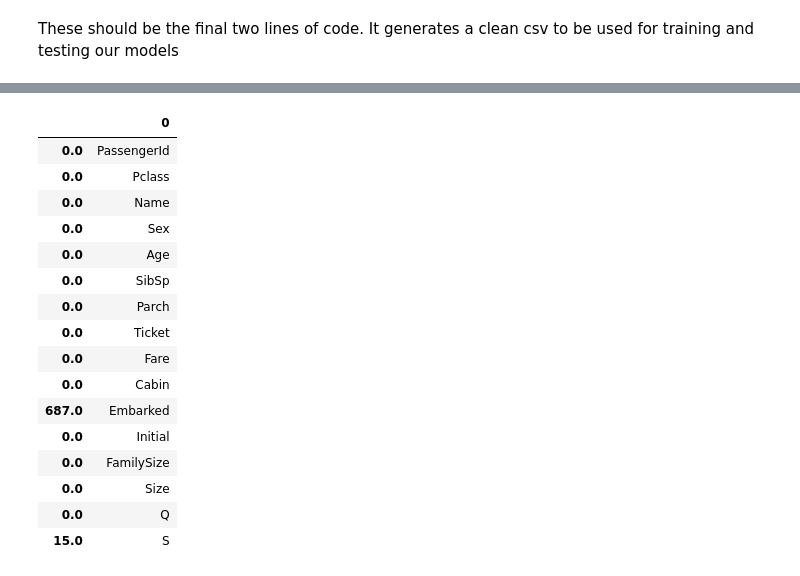
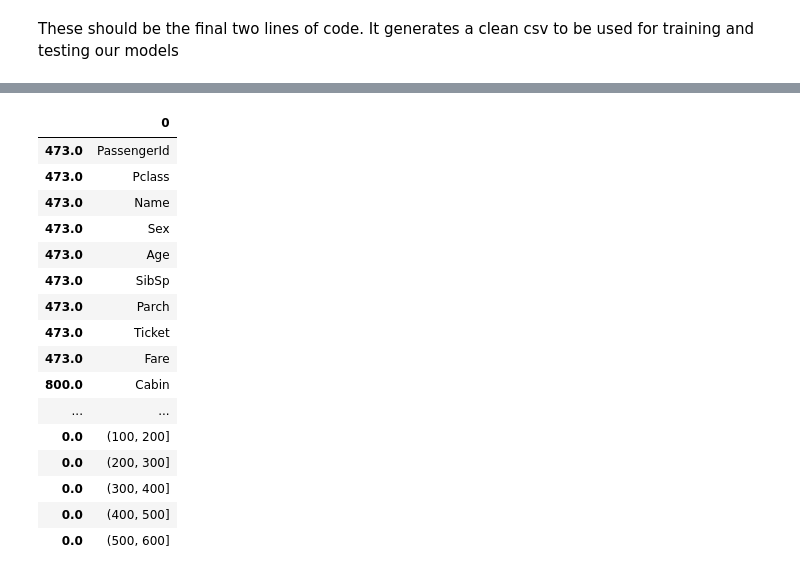
Before and after one commit to rymlaabiyad/ML_titanic, a Jupyter notebook: ML_Titanic.ipynb, the cells around one changed output, grey strips where cells are left out. Drawn from its saved outputs; the diff is of its cells as text; code cells hidden in the pictures.

Commit message:
Fare categories

```diff
--- a/ML_Titanic.ipynb
+++ b/ML_Titanic.ipynb
@@ -595,0 +625,9 @@ data_test['Fare'].fillna(0,inplace=True)
+# %%
+bins = [-1, 1, 5, 10, 25, 50, 100, 200, 300, 400, 500, 600]
+data['Farebin'] = pd.cut(data['Fare'], bins)
+pd.crosstab([data.Farebin,data.Sex],[data.Survived])
+
+df=data[['PassengerId','Survived','Farebin']].groupby(['Survived','Farebin']).count()
+f,ax=plt.subplots(figsize=(10,10))
+patches = df.plot.pie(autopct='%1.1f%%',ax=ax,shadow=True,subplots=True)
+#list(patches)
@@ -596,3 +636,8 @@ data_test['Fare'].fillna(0,inplace=True)
+# %%
+data_test['Farebin'] = pd.cut(data['Fare'], bins)
+# %%
+data = pd.concat([data, pd.get_dummies(data['Farebin'], drop_first=True)], axis=1)
+data_test = pd.concat([data_test, pd.get_dummies(data_test['Farebin'], drop_first=True)], axis=1)
 # %% [markdown]
 These should be the final two lines of code.
 It generates a clean csv to be used for training and testing our models
@@ -601,0 +647,8 @@ data_test[['Pclass', 'Sex', 'Age', 'Fare', 'Size', 'Q', 'S']].to_csv('./cleanDat
+# %%
+col_na = []
+nb_na = np.zeros(data.shape[1])
+for i in range(data.shape[1]):
+    col_na.append(data.columns[i])
+    nb_na[i] = data.iloc[:,i].isna().sum()
+df_na = pd.DataFrame(col_na, nb_na)
+df_na
@@ -602,26 +673,26 @@ data_test[['Pclass', 'Sex', 'Age', 'Fare', 'Size', 'Q', 'S']].to_csv('./cleanDat
 # %%
 col_na = []
 nb_na = np.zeros(data_test.shape[1])
 for i in range(data_test.shape[1]):
     col_na.append(data_test.columns[i])
-    nb_na[i] = data.iloc[:,i].isna().sum()
+    nb_na[i] = data_test.iloc[:,i].isna().sum()
 df_na = pd.DataFrame(col_na, nb_na)
 df_na
 # %% [output]
 |  | 0 |
-| 0.0 | PassengerId |
-| 0.0 | Pclass |
-| 0.0 | Name |
-| 0.0 | Sex |
-| 0.0 | Age |
-| 0.0 | SibSp |
-| 0.0 | Parch |
-| 0.0 | Ticket |
-| 0.0 | Fare |
-| 0.0 | Cabin |
-| 687.0 | Embarked |
-| 0.0 | Initial |
-| 0.0 | FamilySize |
-| 0.0 | Size |
-| 0.0 | Q |
-| 15.0 | S |
+| 473.0 | PassengerId |
+| 473.0 | Pclass |
+| 473.0 | Name |
+| 473.0 | Sex |
+| 473.0 | Age |
+| 473.0 | SibSp |
+| 473.0 | Parch |
+| 473.0 | Ticket |
+| 473.0 | Fare |
+| 800.0 | Cabin |
+| ... | ... |
+| 0.0 | (100, 200] |
+| 0.0 | (200, 300] |
+| 0.0 | (300, 400] |
+| 0.0 | (400, 500] |
+| 0.0 | (500, 600] |
```
Also changed, not shown: parts of 22 cells of this notebook, 2 other files.
